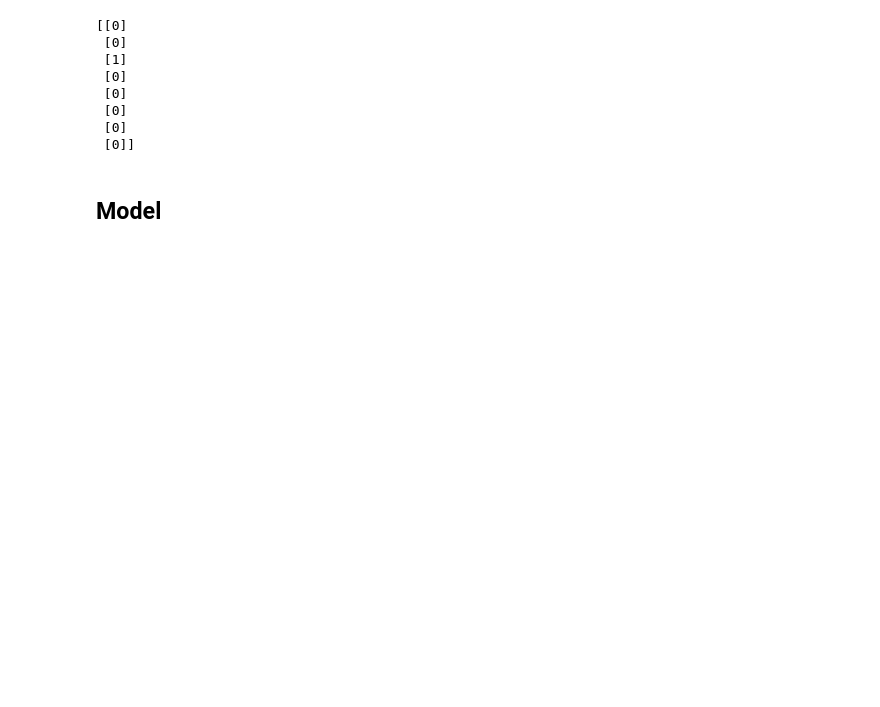
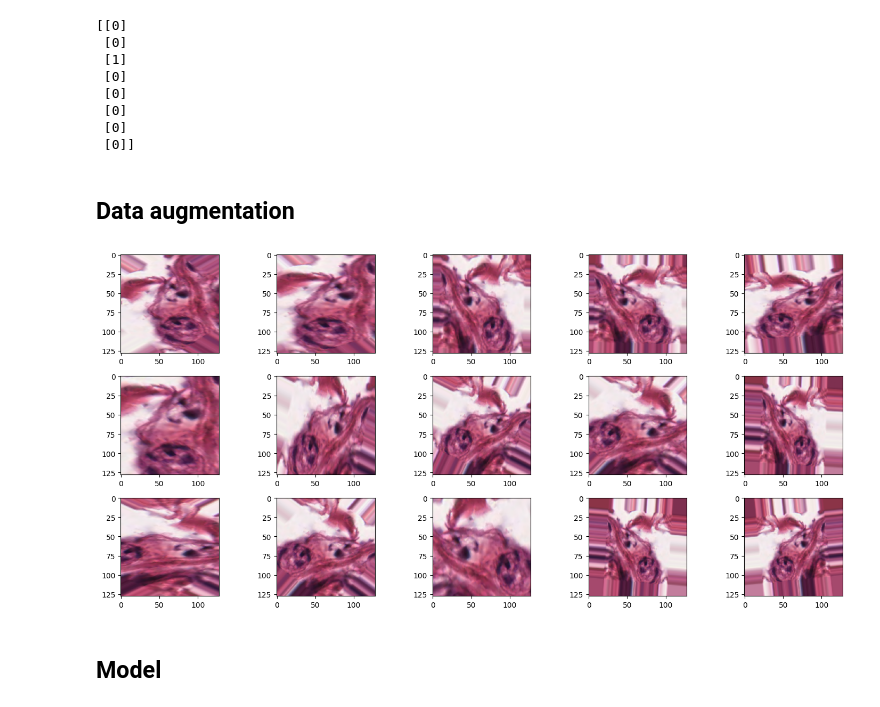
Before and after one commit to elvinelk/HSLU-Computer-Vision-Lab-Student-Version, a Jupyter notebook: 1_gcm.ipynb, the cells around one changed output. Saved outputs shown, nothing was run; the diff lists cells and outputs as text; code cells hidden in the pictures; blank space fills up the shorter version.

```diff
--- a/1_gcm.ipynb
+++ b/1_gcm.ipynb
@@ -90,7 +91,7 @@ with tf.device('/CPU:0'): # running on CPU
 			labels_string.append(c)
 			img = load_img(f'{path}/{c}/{f}', target_size=(128, 128))
 			img = img_to_array(img)
-			img = preprocess_input(img)
+			# img = preprocess_input(img)
 			img = tf.cast(img, tf.float32) / 255.0
 			data.append(img)
 	end = datetime.now()
@@ -169,5 +184,47 @@ print(lb.fit_transform((0, 0, 1, 0, 0, 0, 0, 0)))
  [0]
  [0]
  [0]]
+# %% [markdown]
+## Data augmentation
+# %%
+def plotImages(images_arr):
+    fig, axes = plt.subplots(3, 5, figsize=(15,7))
+    axes = axes.flatten()
+    for img, ax in zip(images_arr, axes):
+        ax.imshow(img)
+        # ax.imshow((img * 255).astype(np.uint8))
+
+    plt.tight_layout()
+    plt.show()
+# %%
+image_gen = ImageDataGenerator(#rescale=1/255,
+							   horizontal_flip=True,
+							   rotation_range=45,
+							   zoom_range = 0.5,
+							   width_shift_range=0.2,
+							   height_shift_range=0.2,
+							   shear_range=0.2,
+							   fill_mode='nearest')
+#
+# train_data_gen = image_gen.flow_from_directory(batch_size=128,
+#                                                directory=base_dir,
+#                                                shuffle=True,
+#                                                target_size=(150,150))
+train_data_gen = image_gen.flow(x_train, y_train,
+									batch_size=32, #128
+								   # directory=base_dir,
+								   shuffle=False,
+								   )
+
+test_data_gen = image_gen.flow(x_test, y_test,
+									batch_size=32,
+								   # directory=base_dir,
+								   shuffle=False,
+								   )
+# %%
+augmented_images = [train_data_gen[0][0][0] for i in range(15)]
+plotImages(augmented_images)
+# %% [output]
+[figure, added]
 # %% [markdown]
 ## Model
```
Also changed, not shown: parts of 23 cells of this notebook, 2 other files.
